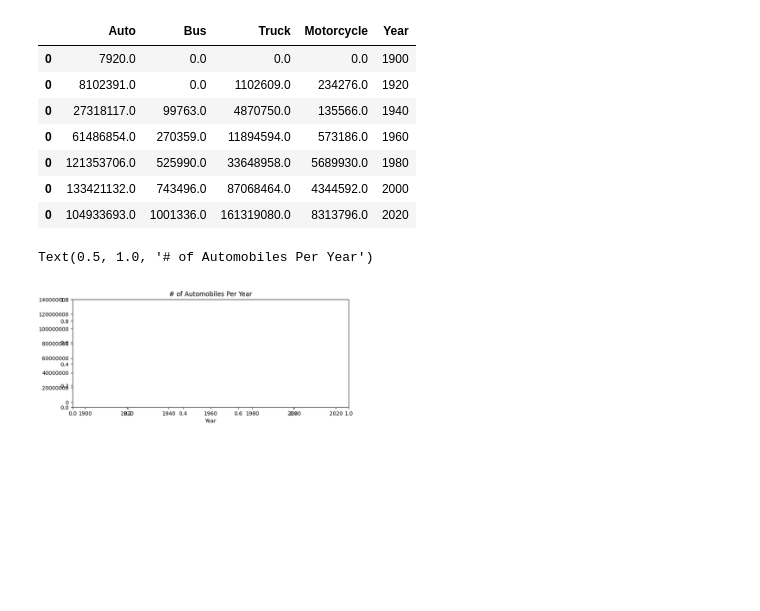
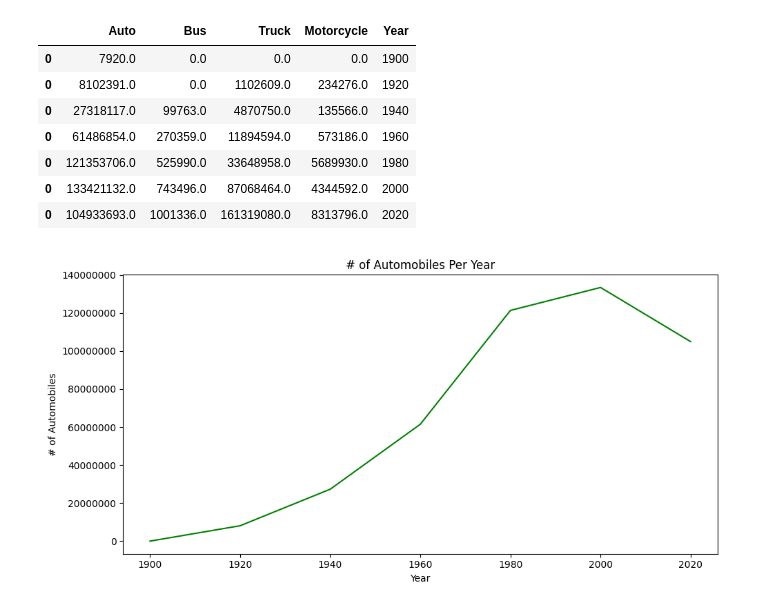
Before and after one commit to Eli80763/data-science-passion-project, a Jupyter notebook: project.ipynb, the cells around one changed output. Drawn from its saved outputs; the diff is of its cells as text; code cells hidden in the pictures; blank space fills up the shorter version.

Commit message:
added combined usage figure

```diff
--- a/project.ipynb
+++ b/project.ipynb
@@ -122,22 +123,24 @@ total_vehicles_per_20_years
 | 0 | 133421132.0 | 743496.0 | 87068464.0 | 4344592.0 | 2000 |
 | 0 | 104933693.0 | 1001336.0 | 161319080.0 | 8313796.0 | 2020 |
 # %%
-automobile_usage_fig = plt.figure(figsize=(18,4))
+#How has automobile usage changed over time across all states?
 
-automobile_axes = automobile_usage_fig.add_axes([0.05,.2,.4,.7])
-combined_axes = automobile_usage_fig.add_axes([0.05,.2,.4,.7])
+automobile_usage_fig = plt.figure(figsize=(10,5))
+
+#automobile_axes = automobile_usage_fig.add_axes([0.05,.2,.4,.7])
+#combined_axes = automobile_usage_fig.add_axes([0.05,.2,.4,.7])
 
 data_keys = total_vehicles_per_20_years["Year"]
 data_values = total_vehicles_per_20_years["Auto"]
 
-automobile_axes.plot(data_keys,
+plt.plot(data_keys,
         data_values,
         color = "green")
 
-automobile_axes.ticklabel_format(style = "plain", axis='y')
-automobile_axes.set_xlabel("Year")
-automobile_axes.set_ylabel("# of Automobiles")
-automobile_axes.set_title("# of Automobiles Per Year")
+plt.ticklabel_format(style = "plain", axis='y')
+plt.xlabel("Year")
+plt.ylabel("# of Automobiles")
+plt.title("# of Automobiles Per Year")
+automobile_usage_fig.tight_layout()
 # %% [output]
-Text(0.5, 1.0, '# of Automobiles Per Year')
-[figure, old version]
+[figure, new version]
```
Also changed, not shown: parts of 4 cells of this notebook.
